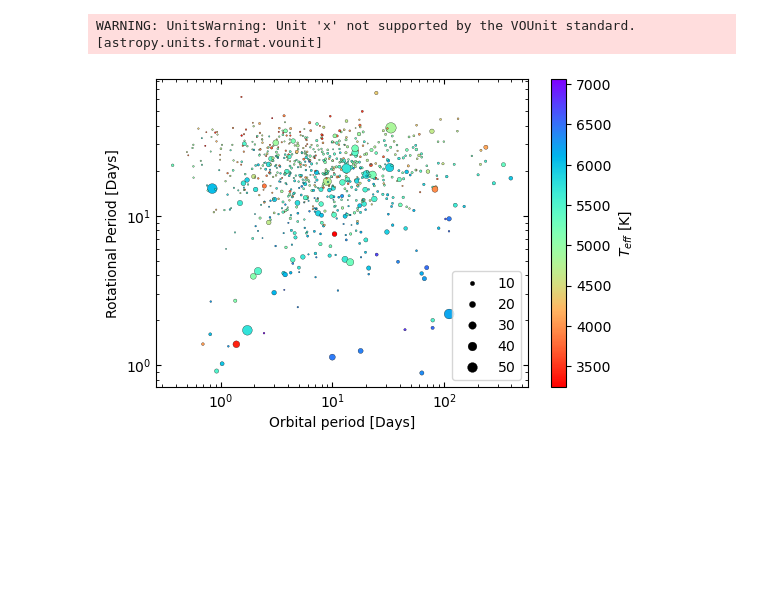
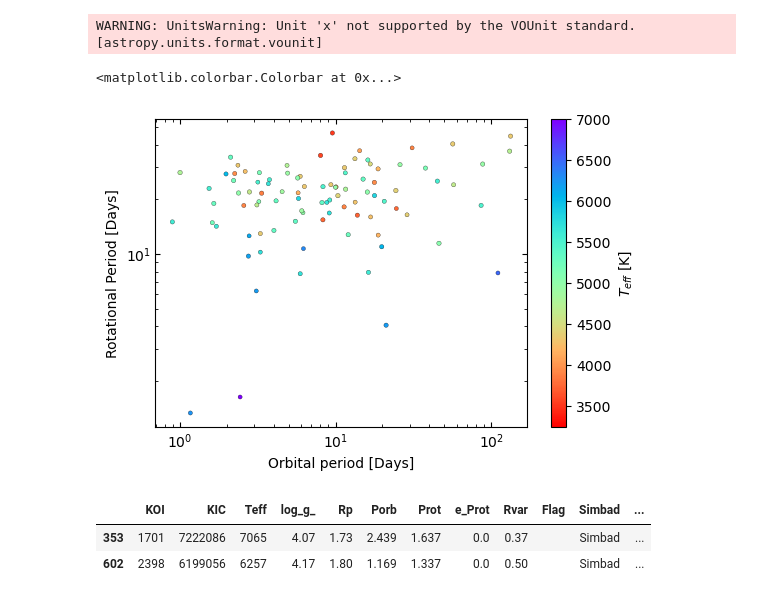
Before and after one commit to ylaksl/Exoplanets-Stats, a Jupyter notebook: sylvio.ipynb, the cells around one changed output. Drawn from its saved outputs; the diff is of its cells as text; code cells hidden in the pictures; blank space fills up the shorter version.

```diff
--- a/sylvio.ipynb
+++ b/sylvio.ipynb
@@ -141,19 +139,28 @@ mcquillan_koi = mcquillan_koi[mcquillan_koi['Prot'] != 0 ]
 mcquillan_koi = mcquillan_koi.to_pandas()
 
 mcquillan_koi = mcquillan_koi.dropna(subset=['Prot', 'Porb', 'Teff'])
+# %%
+mcquillan_koi = mcquillan_koi[(mcquillan_koi['Rp'] < 2.1) & (mcquillan_koi['Rp'] > 1.7)]
 # %%
 plt.figure(figsize=(6,4))
-fig = plt.scatter(mcquillan_koi['Porb'], mcquillan_koi['Prot'], s = mcquillan_koi['Rp'],cmap = 'rainbow_r', c = mcquillan_koi['Teff'], ec = 'black', lw = 0.2) #data2['Teff'])
+fig = plt.scatter(mcquillan_koi['Porb'], mcquillan_koi['Prot'], s = mcquillan_koi['Rp']*5 ,cmap = 'rainbow_r', c = mcquillan_koi['Teff'], ec = 'black', lw = 0.2).set_clim(3250, 7000) #data2['Teff'])
 
 plt.xscale("log")
 plt.yscale("log")
 plt.xlabel("Orbital period [Days]")
 plt.ylabel("Rotational Period [Days]")
 plt.tick_params(direction='in', which = 'both', bottom = 1, top =1, left = 1, right = 1)
 
 plt.colorbar(label = r'$T_{eff}$ [K]')
-plt.legend(*fig.legend_elements("sizes", num=4))
+#plt.legend(*fig.legend_elements("sizes", num=3))
 
-plt.savefig('orb_vs_rot.png', dpi=500)
+#plt.savefig('orb_vs_rot.png', dpi=500)
 # %% [output]
+<matplotlib.colorbar.Colorbar at 0x...>
-[figure, old version]
+[figure, new version]
+# %%
+mcquillan_koi[mcquillan_koi['Prot'] < 2]
+# %% [output]
+|  | KOI | KIC | Teff | log_g_ | Rp | Porb | Prot | e_Prot | Rvar | Flag | Simbad | ... |
+| 353 | 1701 | 7222086 | 7065 | 4.07 | 1.73 | 2.439 | 1.637 | 0.0 | 0.37 |  | Simbad | ... |
+| 602 | 2398 | 6199056 | 6257 | 4.17 | 1.80 | 1.169 | 1.337 | 0.0 | 0.50 |  | Simbad | ... |
```
Also changed, not shown: parts of 6 cells of this notebook, 1 other file.
